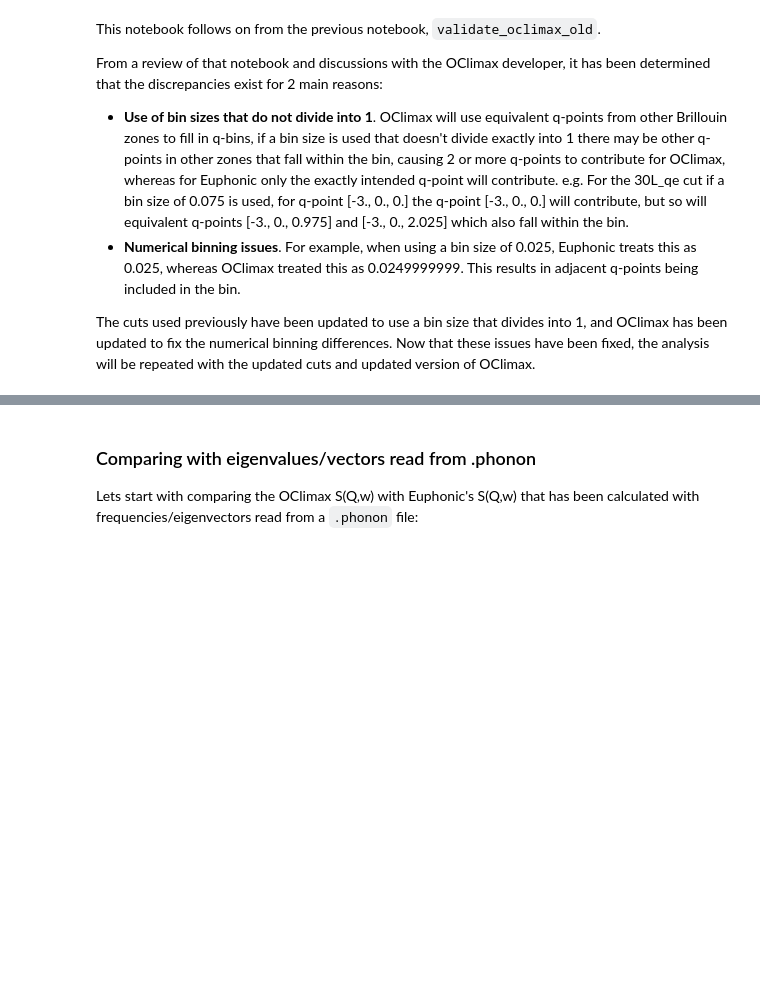
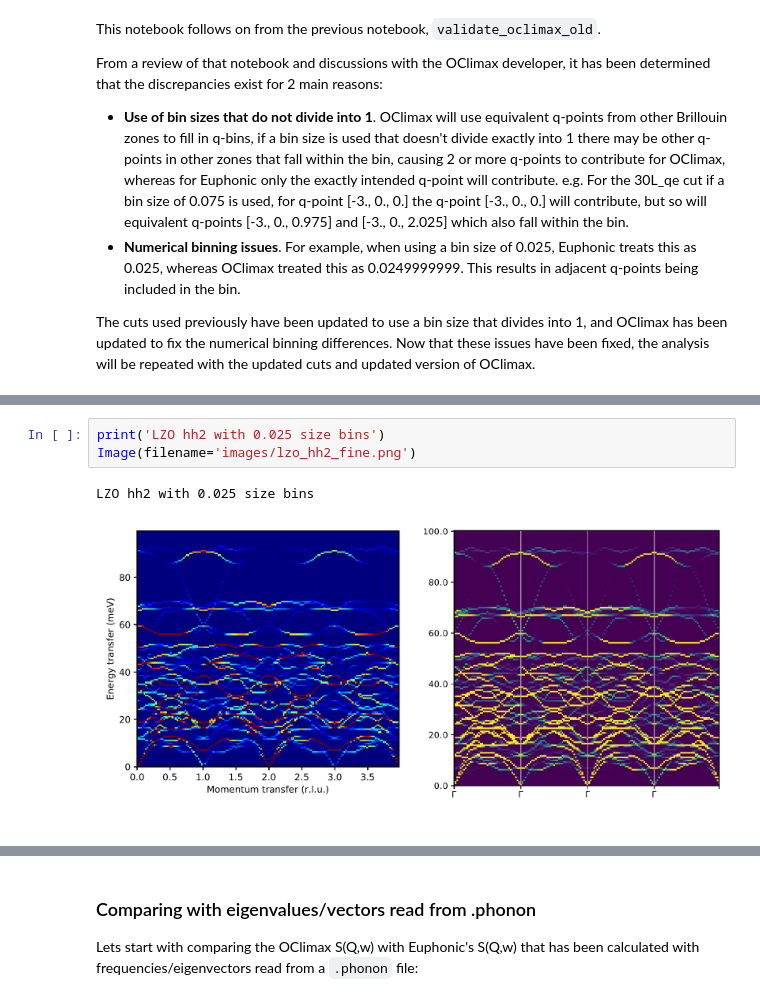
Before and after one commit to pace-neutrons/euphonic-validation, a Jupyter notebook: shared/compare_data/validate_oclimax.ipynb, the cells around one changed output, grey strips where cells are left out. Cells and saved outputs as stored; diff of their text form; blank space fills up the shorter version.

```diff
--- a/shared/compare_data/validate_oclimax.ipynb
+++ b/shared/compare_data/validate_oclimax.ipynb
@@ -39,0 +41,6 @@ By just looking at the S(Q,w) plots for both OClimax (left) and Euphonic (left)
+# %%
+print('LZO hh2 with 0.025 size bins')
+Image(filename='images/lzo_hh2_fine.png')
+# %% [output]
+LZO hh2 with 0.025 size bins
+[figure, added]
```
Also changed, not shown: parts of 12 cells of this notebook, 4 other files.
